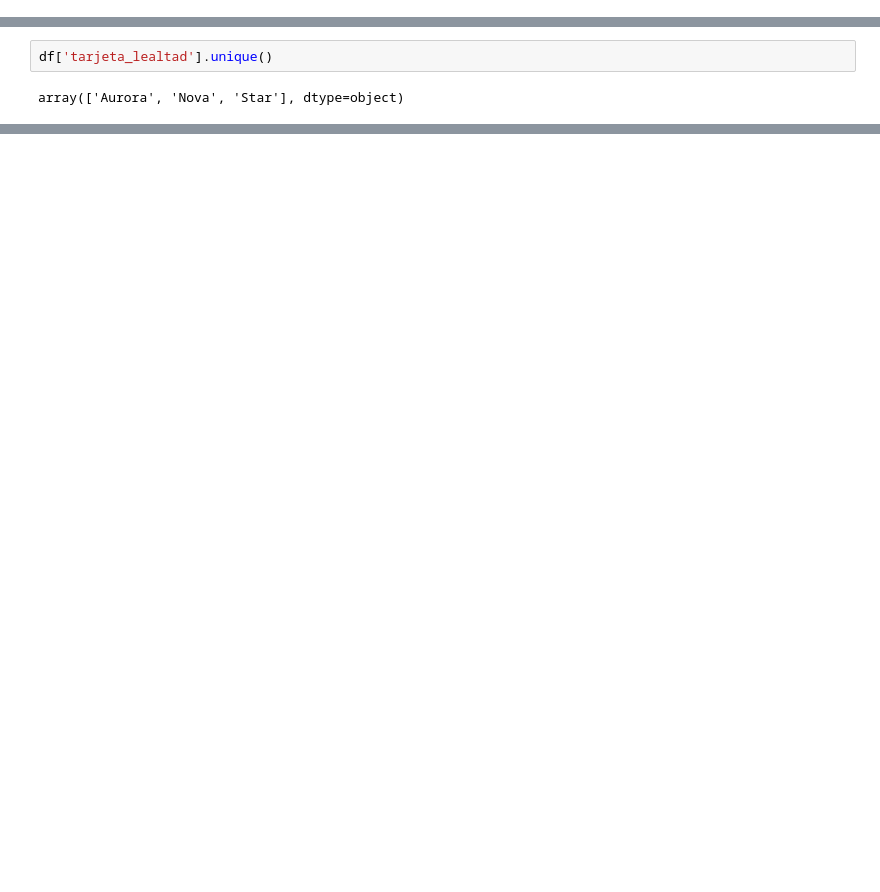
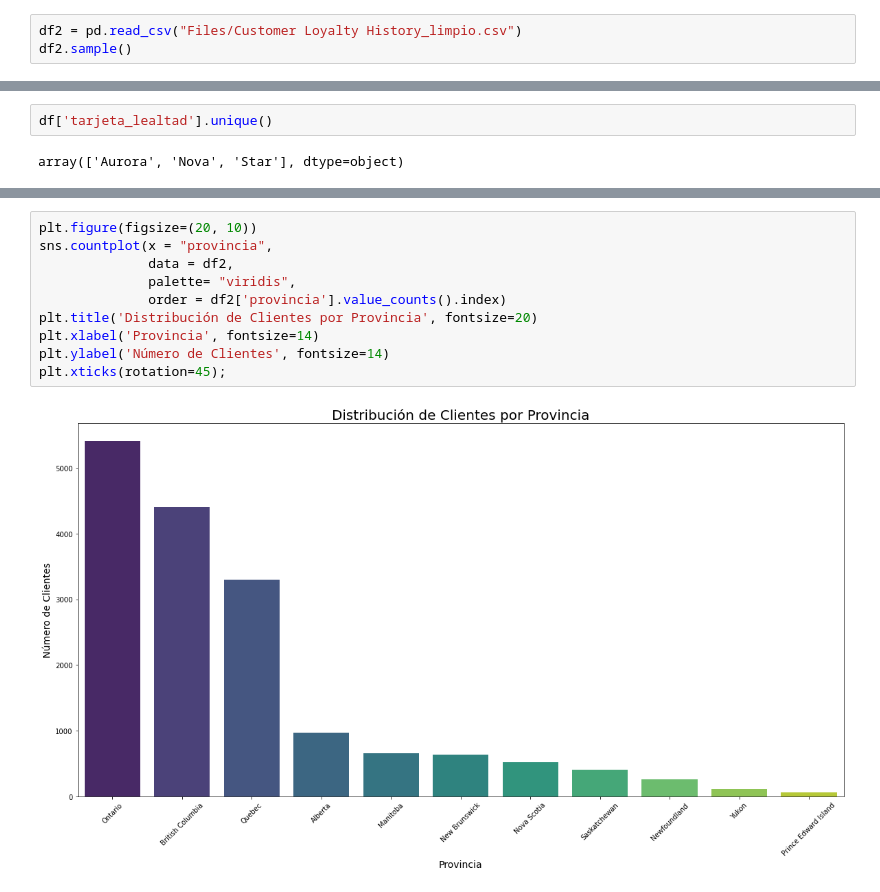
Before and after one commit to Adalab/bda-modulo-3-evaluacion-final-CarmenMoyano, a Jupyter notebook: Visualizacion.ipynb, the cells around one changed output, grey strips where cells are left out. Saved outputs shown, nothing was run; the diff lists cells and outputs as text; blank space fills up the shorter version.

Commit message:
Add visualizacion

```diff
--- a/Visualizacion.ipynb
+++ b/Visualizacion.ipynb
@@ -38,0 +39,3 @@ df1.sample()
+# %%
+df2 = pd.read_csv("Files/Customer Loyalty History_limpio.csv")
+df2.sample()
@@ -136,0 +159,12 @@ sns.scatterplot(x = "distancia",
+# %%
+plt.figure(figsize=(20, 10))
+sns.countplot(x = "provincia",
+              data = df2,
+              palette= "viridis",
+              order = df2['provincia'].value_counts().index)
+plt.title('Distribución de Clientes por Provincia', fontsize=20)
+plt.xlabel('Provincia', fontsize=14)
+plt.ylabel('Número de Clientes', fontsize=14)
+plt.xticks(rotation=45);
+# %% [output]
+[figure, added]
```
Also changed, not shown: parts of 21 cells of this notebook.
